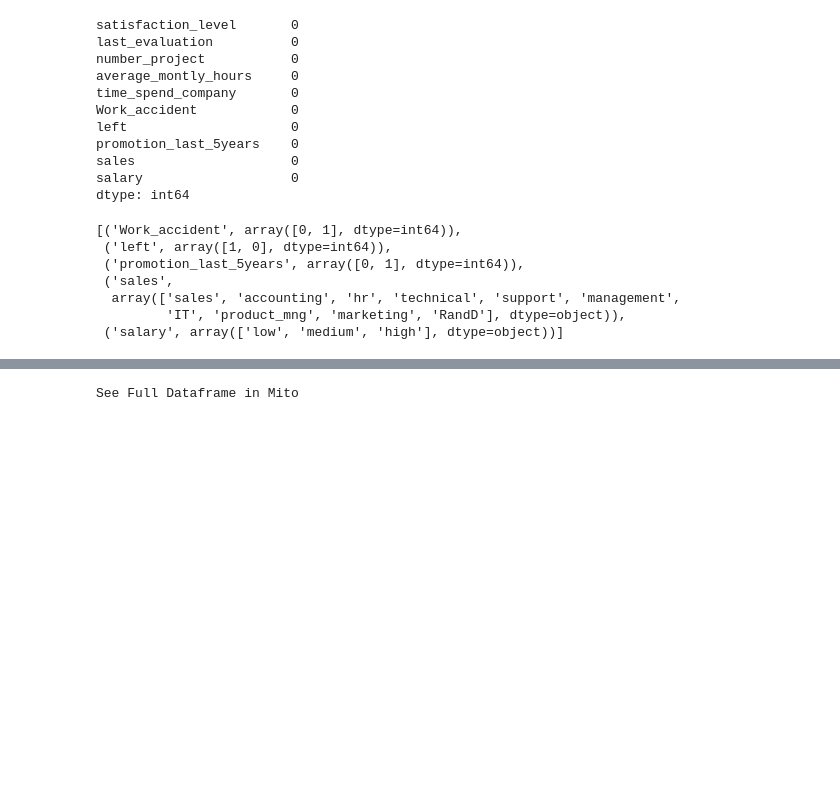
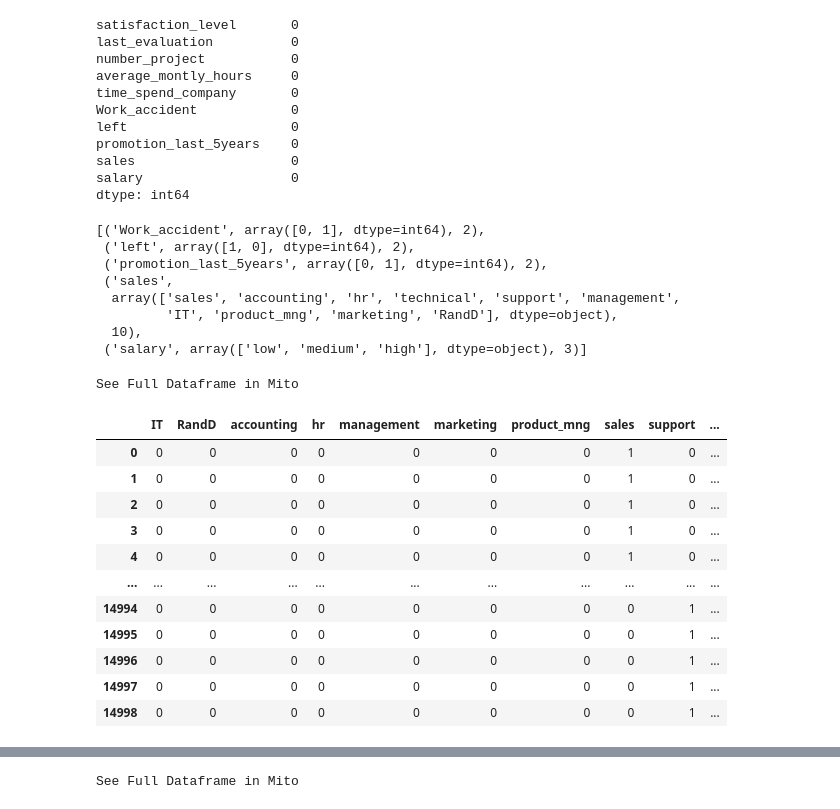
Before and after one commit to JECaballeroR/DiplomadoPythonModulo6Cohorte2, a Jupyter notebook: Notebook exploración.ipynb, the cells around one changed output, grey strips where cells are left out. Saved outputs shown, nothing was run; the diff lists cells and outputs as text; code cells hidden in the pictures; blank space fills up the shorter version.

```diff
--- a/Notebook exploración.ipynb
+++ b/Notebook exploración.ipynb
@@ -122,12 +122,29 @@ variables_bin_cat = [
     "sales",
     "salary",
 ]
-[(i, df[i].unique()) for i in variables_bin_cat]
+[(i, df[i].unique(), len(df[i].unique())) for i in variables_bin_cat]
 # %% [output]
-[('Work_accident', array([0, 1], dtype=int64)),
- ('left', array([1, 0], dtype=int64)),
- ('promotion_last_5years', array([0, 1], dtype=int64)),
+[('Work_accident', array([0, 1], dtype=int64), 2),
+ ('left', array([1, 0], dtype=int64), 2),
+ ('promotion_last_5years', array([0, 1], dtype=int64), 2),
  ('sales',
   array(['sales', 'accounting', 'hr', 'technical', 'support', 'management',
-         'IT', 'product_mng', 'marketing', 'RandD'], dtype=object)),
- ('salary', array(['low', 'medium', 'high'], dtype=object))]
+         'IT', 'product_mng', 'marketing', 'RandD'], dtype=object),
+  10),
+ ('salary', array(['low', 'medium', 'high'], dtype=object), 3)]
+# %%
+pd.get_dummies(df['sales'])
+# %% [output]
+See Full Dataframe in Mito
+|  | IT | RandD | accounting | hr | management | marketing | product_mng | sales | support | ... |
+| 0 | 0 | 0 | 0 | 0 | 0 | 0 | 0 | 1 | 0 | ... |
+| 1 | 0 | 0 | 0 | 0 | 0 | 0 | 0 | 1 | 0 | ... |
+| 2 | 0 | 0 | 0 | 0 | 0 | 0 | 0 | 1 | 0 | ... |
+| 3 | 0 | 0 | 0 | 0 | 0 | 0 | 0 | 1 | 0 | ... |
+| 4 | 0 | 0 | 0 | 0 | 0 | 0 | 0 | 1 | 0 | ... |
+| ... | ... | ... | ... | ... | ... | ... | ... | ... | ... | ... |
+| 14994 | 0 | 0 | 0 | 0 | 0 | 0 | 0 | 0 | 1 | ... |
+| 14995 | 0 | 0 | 0 | 0 | 0 | 0 | 0 | 0 | 1 | ... |
+| 14996 | 0 | 0 | 0 | 0 | 0 | 0 | 0 | 0 | 1 | ... |
+| 14997 | 0 | 0 | 0 | 0 | 0 | 0 | 0 | 0 | 1 | ... |
+| 14998 | 0 | 0 | 0 | 0 | 0 | 0 | 0 | 0 | 1 | ... |
```
Also changed, not shown: parts of 18 cells of this notebook.
